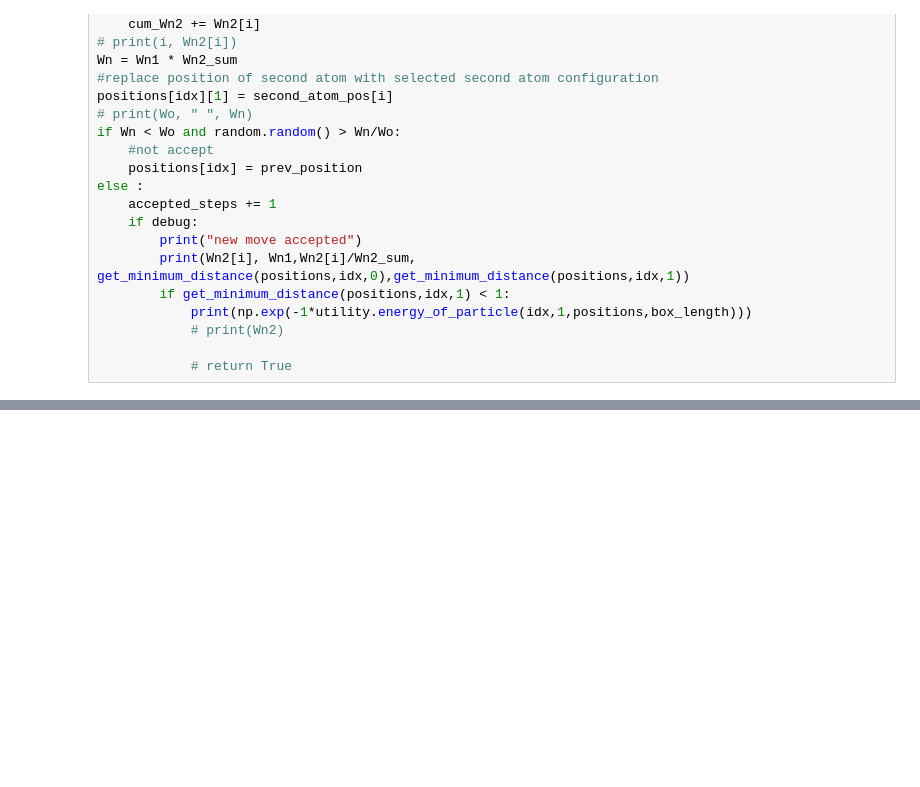
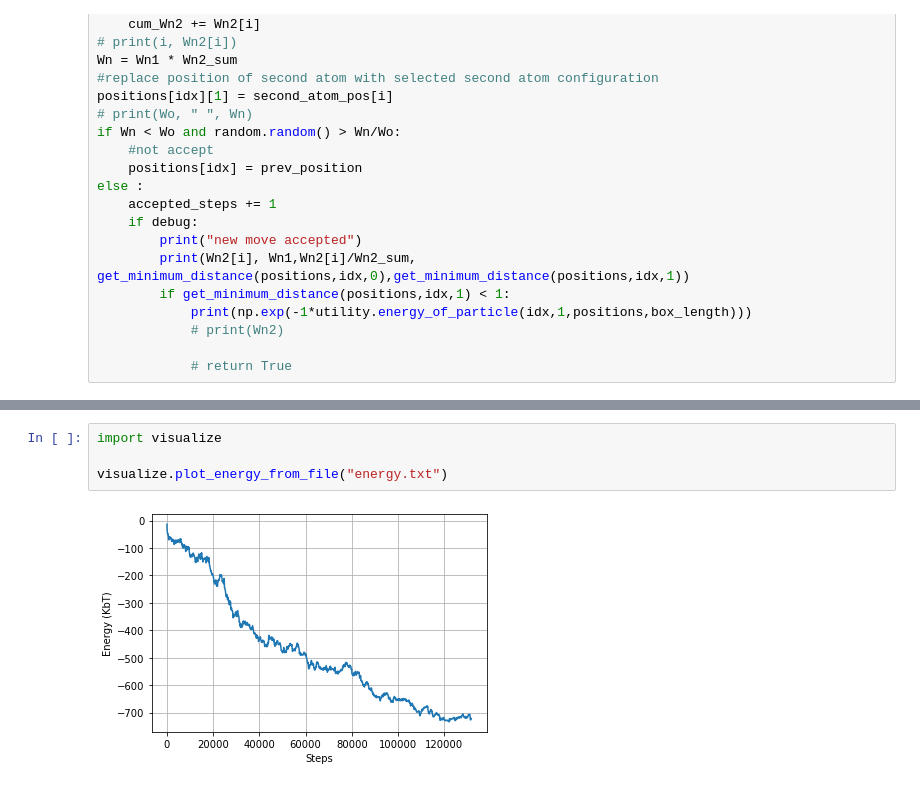
Before and after one commit to varunk122/CBMC_CHAIN_SIMULATION, a Jupyter notebook: test.ipynb, the cells around one changed output, grey strips where cells are left out. Saved outputs shown, nothing was run; the diff lists cells and outputs as text; blank space fills up the shorter version.

```diff
--- a/test.ipynb
+++ b/test.ipynb
@@ -320,0 +279,6 @@ print(c)
+# %%
+import visualize
+
+visualize.plot_energy_from_file("energy.txt")
+# %% [output]
+[figure, added]
```
Also changed, not shown: parts of 22 cells of this notebook, 7 other files.
